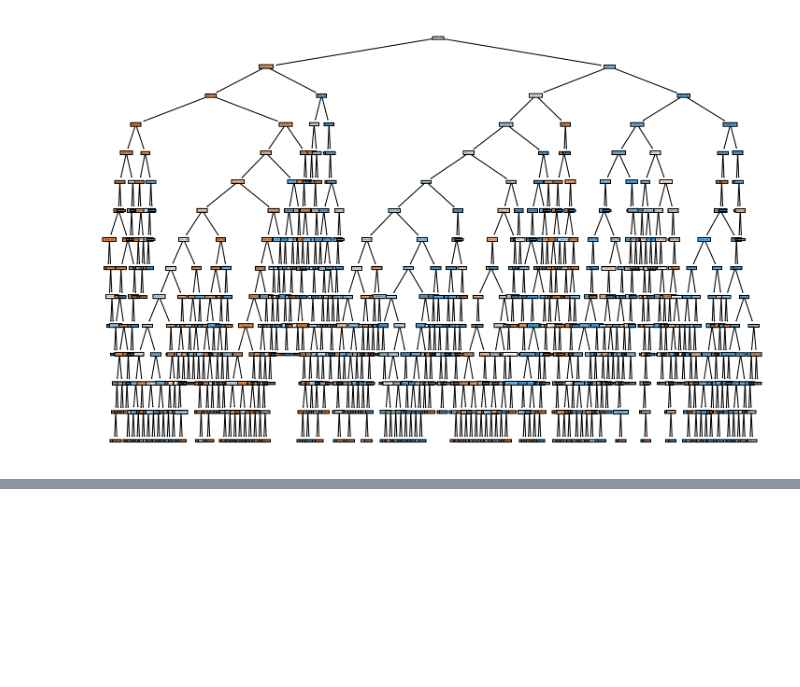
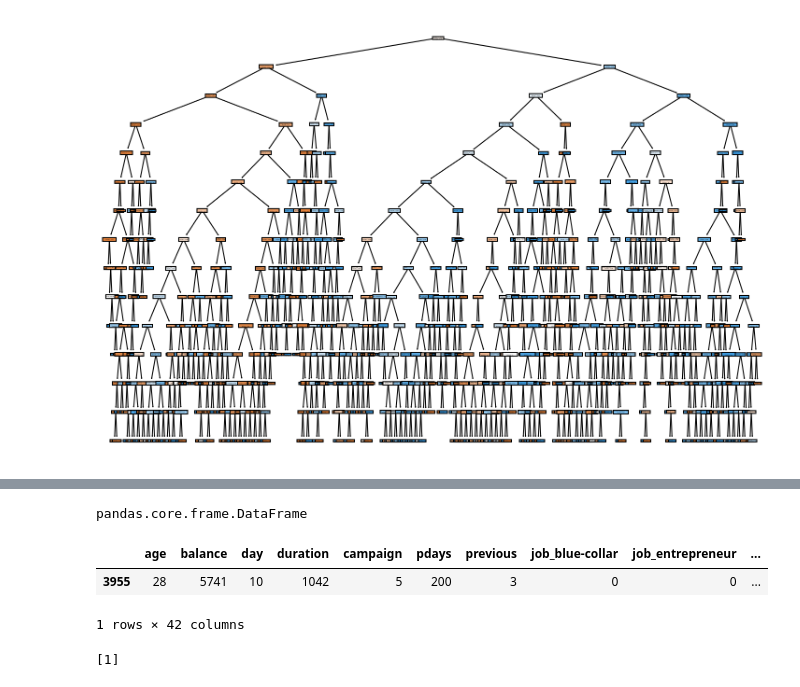
Before and after one commit to NaveenShetter1/Machine-Leaning-Notebooks, a Jupyter notebook: DecisionTree.ipynb, the cells around one changed output, grey strips where cells are left out. Cells and saved outputs as stored; diff of their text form; code cells hidden in the pictures; blank space fills up the shorter version.

```diff
--- a/DecisionTree.ipynb
+++ b/DecisionTree.ipynb
@@ -400,0 +431,10 @@ plt.show()
+# %%
+type(x_train)
+# %% [output]
+pandas.core.frame.DataFrame
+# %%
+x_train.head(1)
+# %% [output]
+|  | age | balance | day | duration | campaign | pdays | previous | job_blue-collar | job_entrepreneur | ... |
+| 3955 | 28 | 5741 | 10 | 1042 | 5 | 200 | 3 | 0 | 0 | ... |
+1 rows × 42 columns
@@ -400,0 +449,4 @@ plt.show()
+# %%
+print(res)
+# %% [output]
+[1]
```
Also changed, not shown: parts of 12 cells of this notebook.
